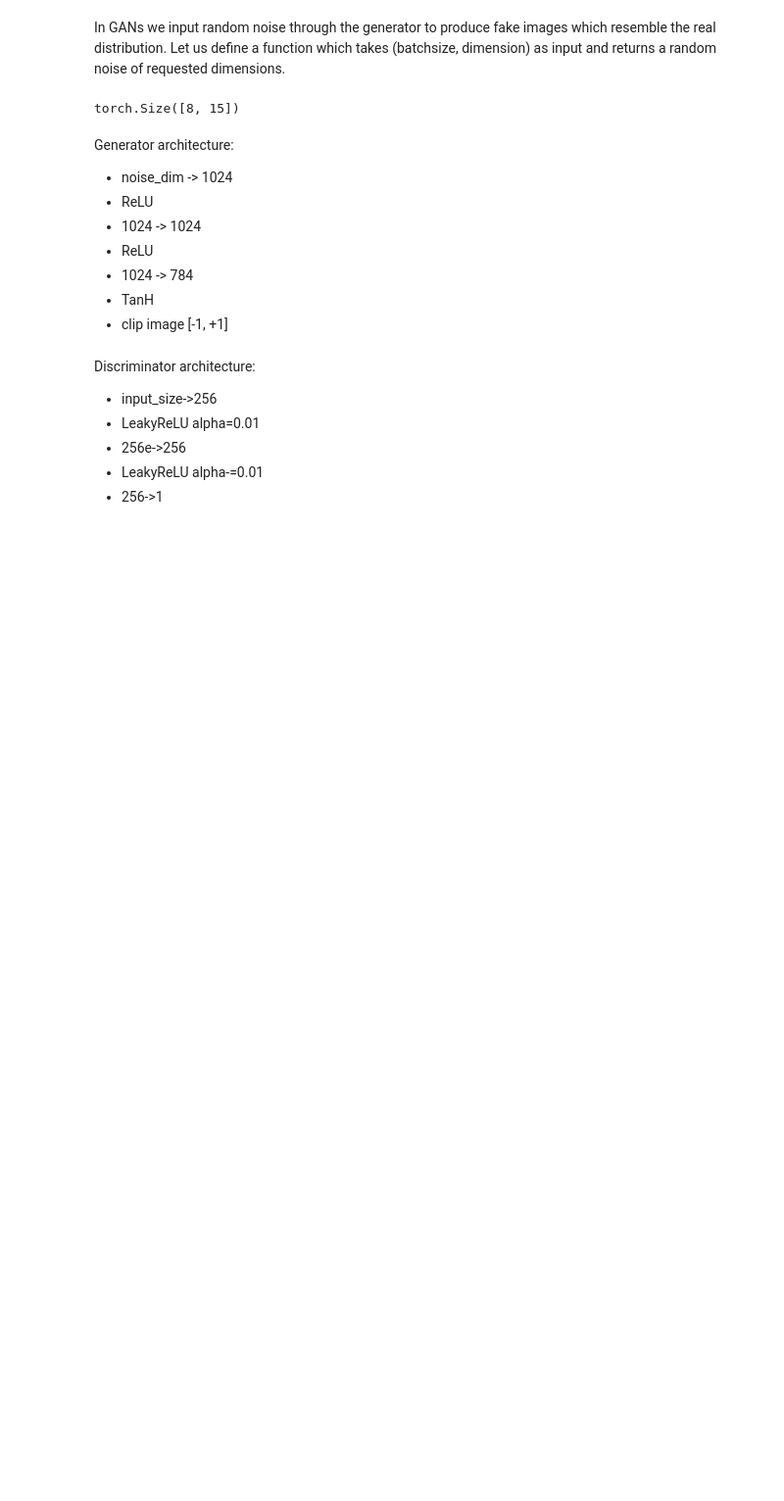
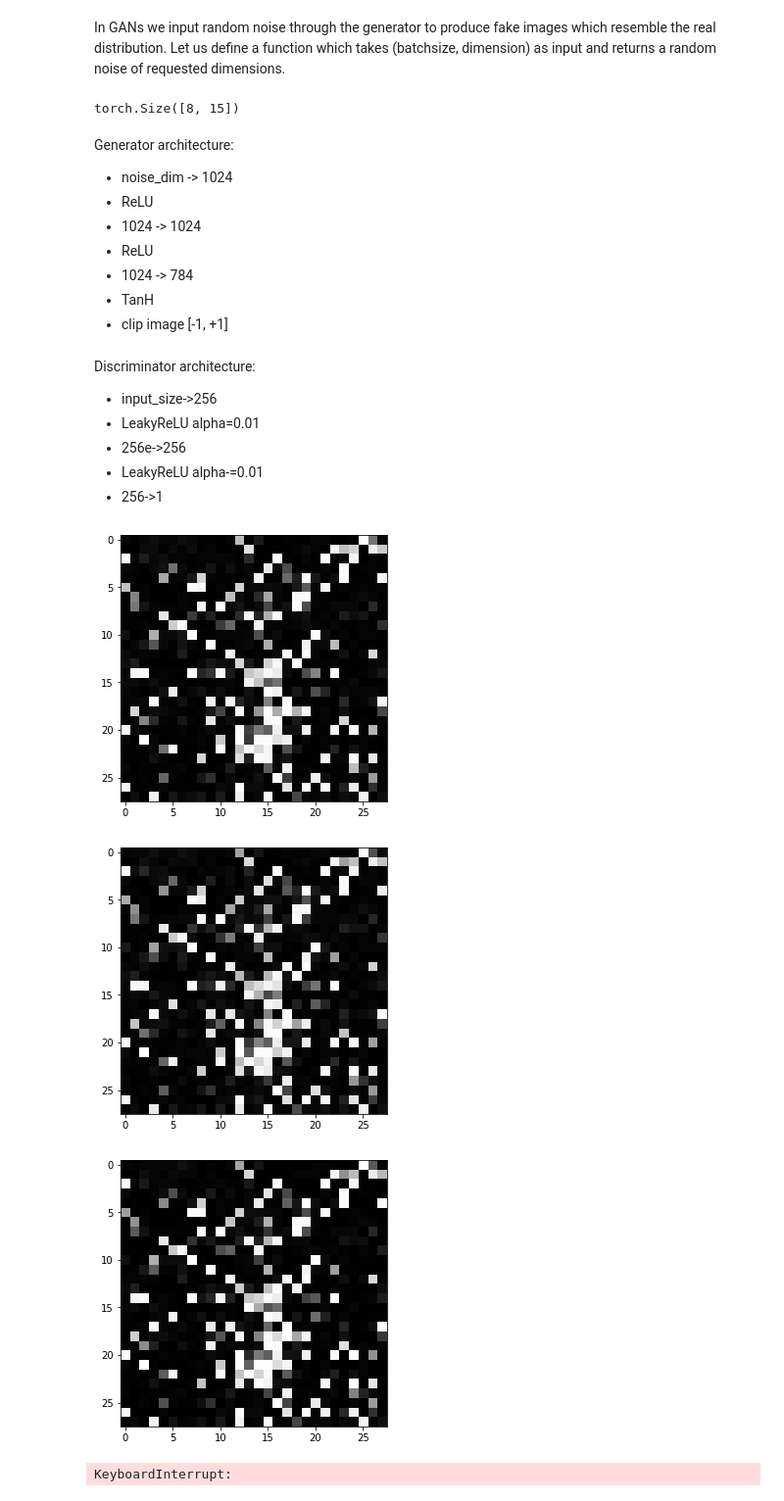
Before and after one commit to hypothesis2304/course_material, a Jupyter notebook: assignment-4/GAN.ipynb, the cells around one changed output. Shown at 98% size. Saved outputs shown, nothing was run; the diff lists cells and outputs as text; code cells hidden in the pictures; blank space fills up the shorter version.

```diff
--- a/assignment-4/GAN.ipynb
+++ b/assignment-4/GAN.ipynb
@@ -85,7 +87,7 @@ root = './data/'
 
 train_bs = 64
 
-training_data = torchvision.datasets.FashionMNIST(root, train=True, transform=transforms.ToTensor(),download=True)
+training_data = torchvision.datasets.MNIST(root, train=True, transform=transforms.ToTensor(),download=True)
 train_loader=torch.utils.data.DataLoader(dataset=training_data, batch_size=train_bs, shuffle=True, drop_last=True)
 # %% [markdown]
 In GANs we input random noise through the generator to produce fake images which resemble the real distribution. Let us define a function which takes (batchsize, dimension) as input and returns a random noise of requested dimensions.
@@ -144,8 +146,8 @@ class Generator(nn.Module):
         x = torch.clamp(x, -1, 1)
 
         ### clip the individual values of the output vector such that all the values lie between [-1, +1]
-        x = x.view(x.size(0), 28, 28)
-
+        x = x.view(x.size(0), 1, 28, 28)
+#         x = deprocess_img(x)
         return x
 # %% [markdown]
 Discriminator architecture:
@@ -204,7 +206,7 @@ def GLoss(logits_fake, targets_real):
     avg_loss = torch.mean(g_loss)
     return avg_loss
 # %%
-noise_dim = 96
+noise_dim = 100
 epochs = 100
 
 generator = Generator(noise_dim)
@@ -213,34 +215,44 @@ discriminator = Discriminator()
 ## Now, we define an optimization strategy to optimize the model weights. For this assignment we will use a
 ## stochastic gradient descent
 
-optimizer_G = torch.optim.Adam(generator.parameters(), lr=1e-3)
-optimizer_D = torch.optim.Adam(discriminator.parameters(), lr=1e-3)
+optimizer_G = torch.optim.Adam(generator.parameters(), lr=0.0002, betas=(0.5, 0.999))
+optimizer_D = torch.optim.Adam(discriminator.parameters(), lr=0.0002, betas=(0.5, 0.999))
 # %%
 ## Training loop
 
-for epoch in range(epochs):
+from tqdm import tqdm, trange
+
+for epoch in trange(epochs, leave=False):
     for i, (images, _) in enumerate(train_loader):
         targets_real = torch.ones((images.size(0), 1), requires_grad=False)
         targets_fake = torch.zeros((images.size(0), 1), requires_grad=False)
 
+        optimizer_D.zero_grad()
+        real_logits = discriminator(preprocess_img(images))
+        fake_images = generator(noise(train_bs, noise_dim)).detach()
+        fake_logits = discriminator(fake_images)
+
+        discriminator_loss = DLoss(real_logits, fake_logits, targets_real, targets_fake)
+        discriminator_loss.backward()
+        optimizer_D.step()
+
+        optimizer_G.zero_grad()
+
         fake_images = generator(noise(train_bs, noise_dim))
         fake_logits = discriminator(fake_images)
-        real_logits = discriminator(images)
 
-        optimizer_G.zero_grad()
         generator_loss = GLoss(fake_logits, targets_real)
         generator_loss.backward()
         optimizer_G.step()
 
-        optimizer_D.zero_grad()
-        discriminator_loss = DLoss(real_logits, fake_logits, targets_real, targets_fake)
-        discriminator_loss.backward()
-        optimizer_D.step()
-
-        if epoch % 5 == 0:
-            fake_set = (generator(noise(train_bs, noise_dim))).detach().numpy()
-            fig = plt.figure(figsize=(8,8))
-            for i in np.arange(1, 13):
-                ax = fig.add_subplot(3,4,i, frameon=False)
-                img = fake_set[i]
-                plt.imshow(img)
+    if epoch % 3 == 0:
+        viz_batch = fake_images.data.cpu().numpy()
+        fig = plt.figure(figsize=(5,5))
+        img = viz_batch[1].squeeze()
+        plt.imshow(img)
+        plt.show()
+# %% [output]
+[figure, added]
+[figure, added]
+[figure, added]
+KeyboardInterrupt:
```
Also changed, not shown: parts of 1 cell of this notebook.
